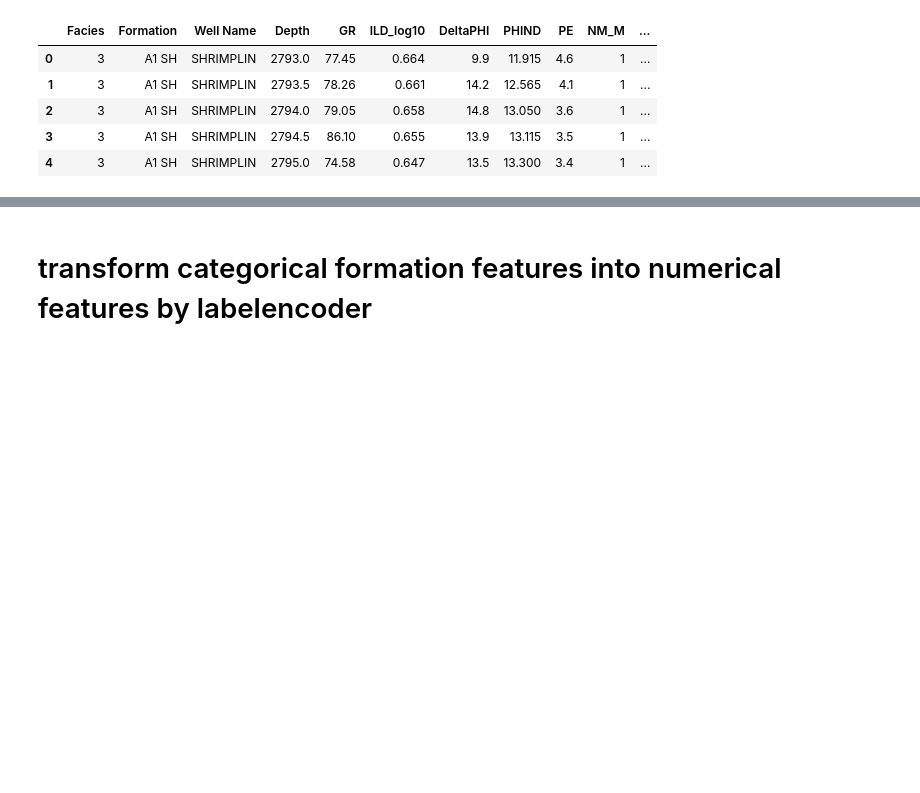
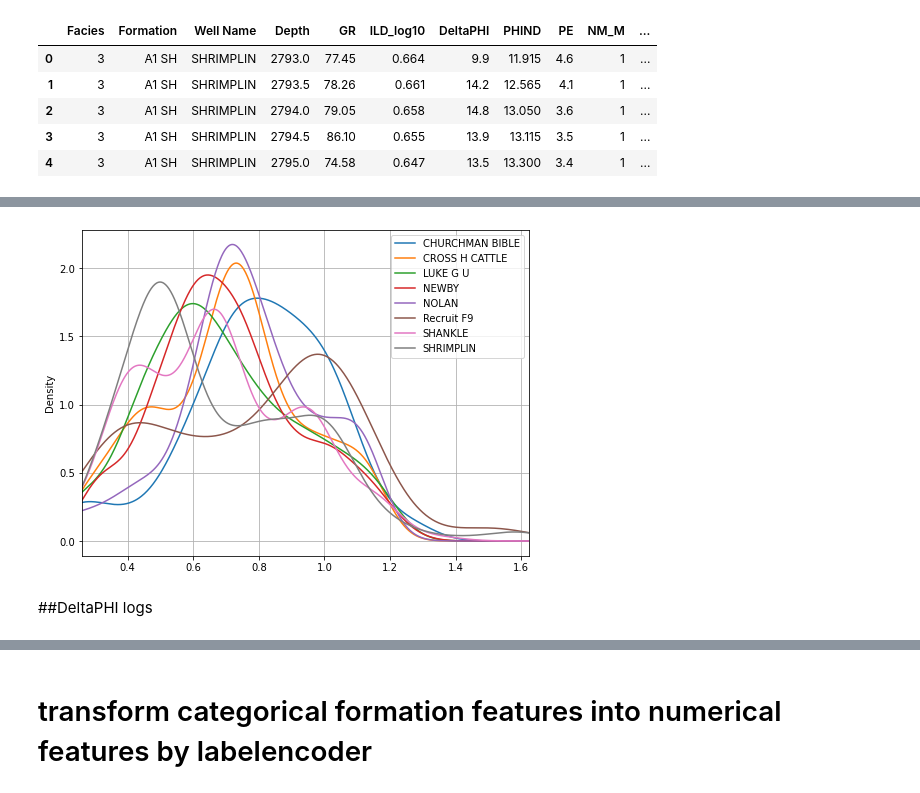
Before and after one commit to mehrdadamini/-texas_data_set, a Jupyter notebook: main.ipynb, the cells around one changed output, grey strips where cells are left out. Cells and saved outputs as stored; diff of their text form; code cells hidden in the pictures; blank space fills up the shorter version.

```diff
--- a/main.ipynb
+++ b/main.ipynb
@@ -202,0 +158,6 @@ plt.show()
+# %%
+multywelllog(wells,'ILD_log10_NORM')
+# %% [output]
+[figure, added]
+# %% [markdown]
+##DeltaPHI logs
```
Also changed, not shown: parts of 49 cells of this notebook.
